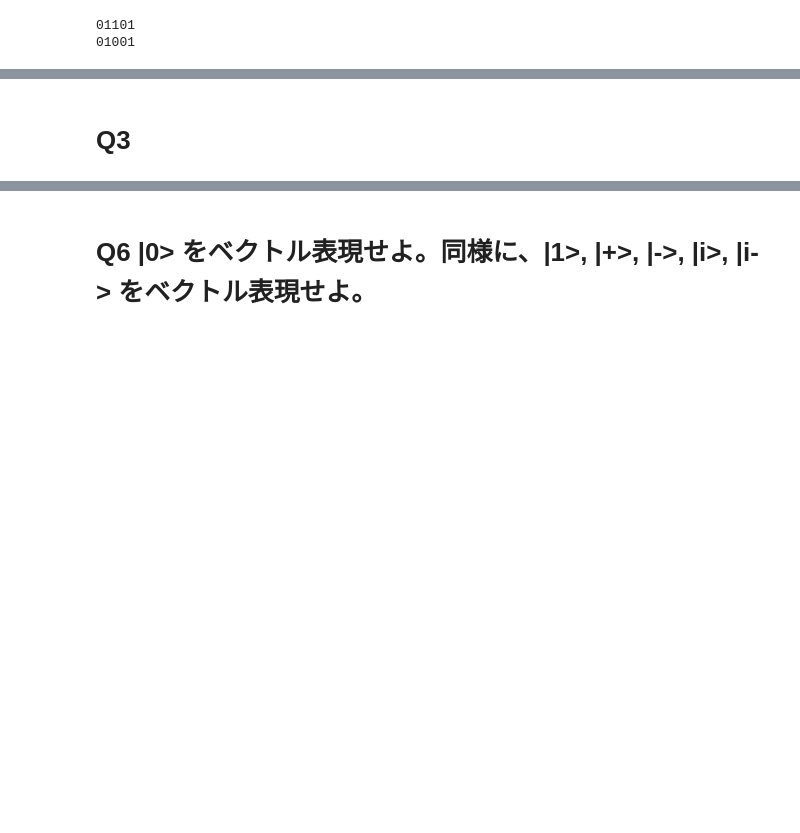
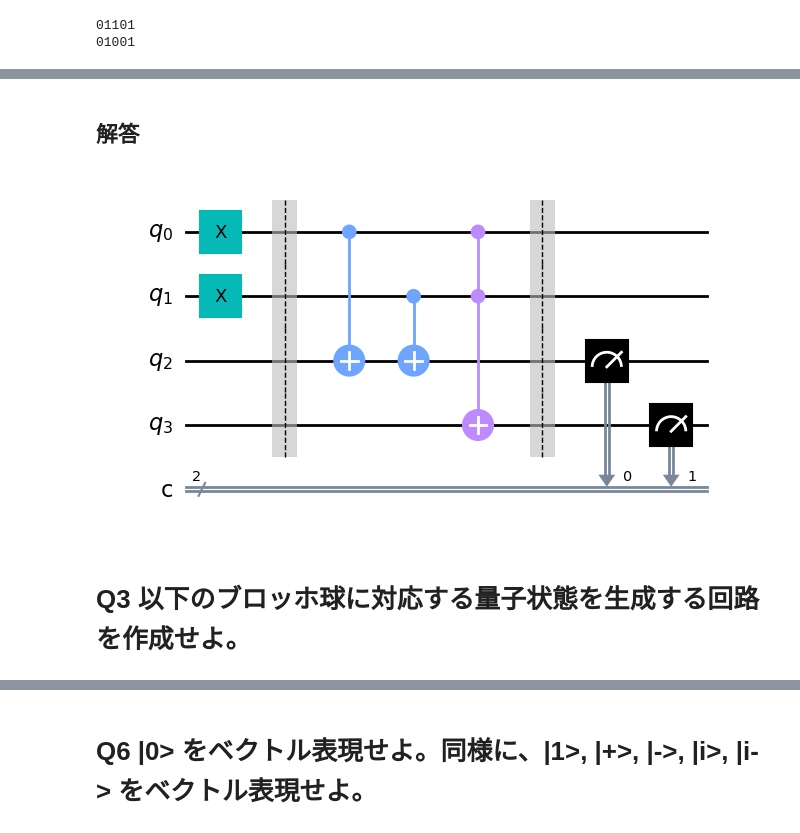
Before and after one commit to lambda-knight/quantum-100knocks, a Jupyter notebook: qiskit_100knocks.ipynb, the cells around one changed output, grey strips where cells are left out. Cells and saved outputs as stored; diff of their text form; code cells hidden in the pictures; blank space fills up the shorter version.

```diff
--- a/qiskit_100knocks.ipynb
+++ b/qiskit_100knocks.ipynb
@@ -20,3 +45,19 @@ def flip_3rd_digid(integer):
+# %% [markdown]
+## 解答
+# %%
+qc = QuantumCircuit(4, 2)  # A QuantumCircuit with 4 qubits and 2 classical bits``
+# Xゲートを配置せよ
+qc.x([0, 1])
+qc.barrier()
+# CNOTゲートを配置せよ
+qc.cx(0, 2)
+qc.cx(1, 2)
+qc.ccx(0, 1, 3)
+qc.barrier()
+qc.measure([2, 3], [0, 1])
+qc.draw(output="mpl")
+# %% [output]
+[figure, added]
 # %% [markdown]
 
-# Q3
+# Q3 以下のブロッホ球に対応する量子状態を生成する回路を作成せよ。
```
Also changed, not shown: parts of 21 cells of this notebook.
